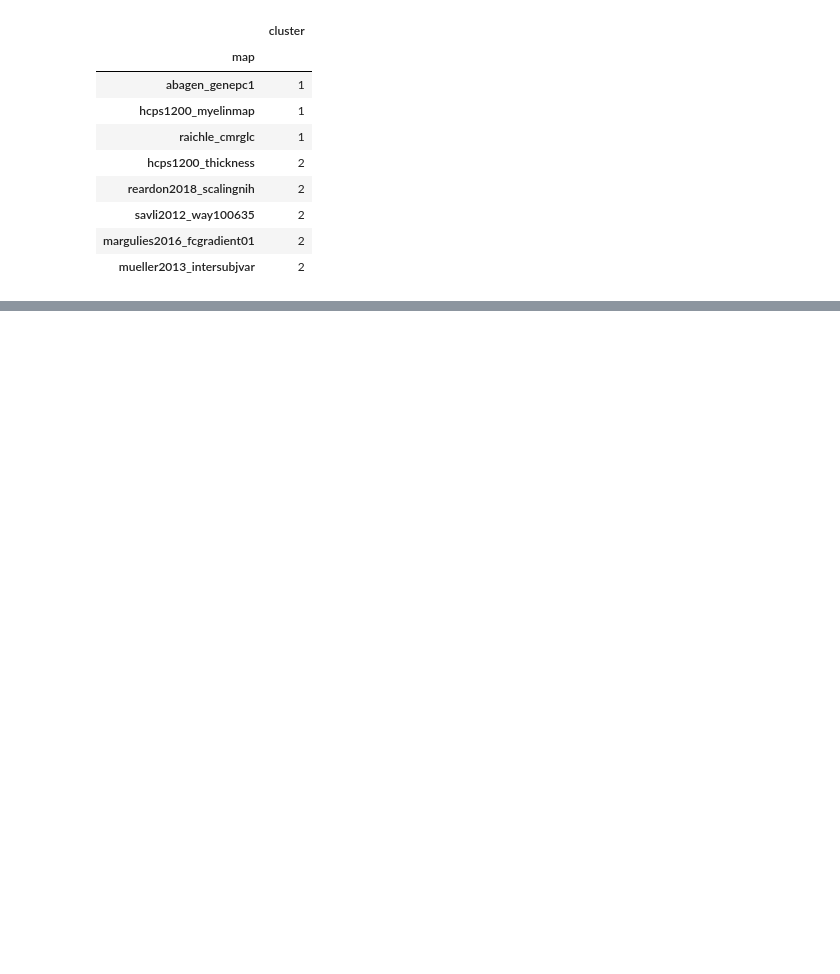
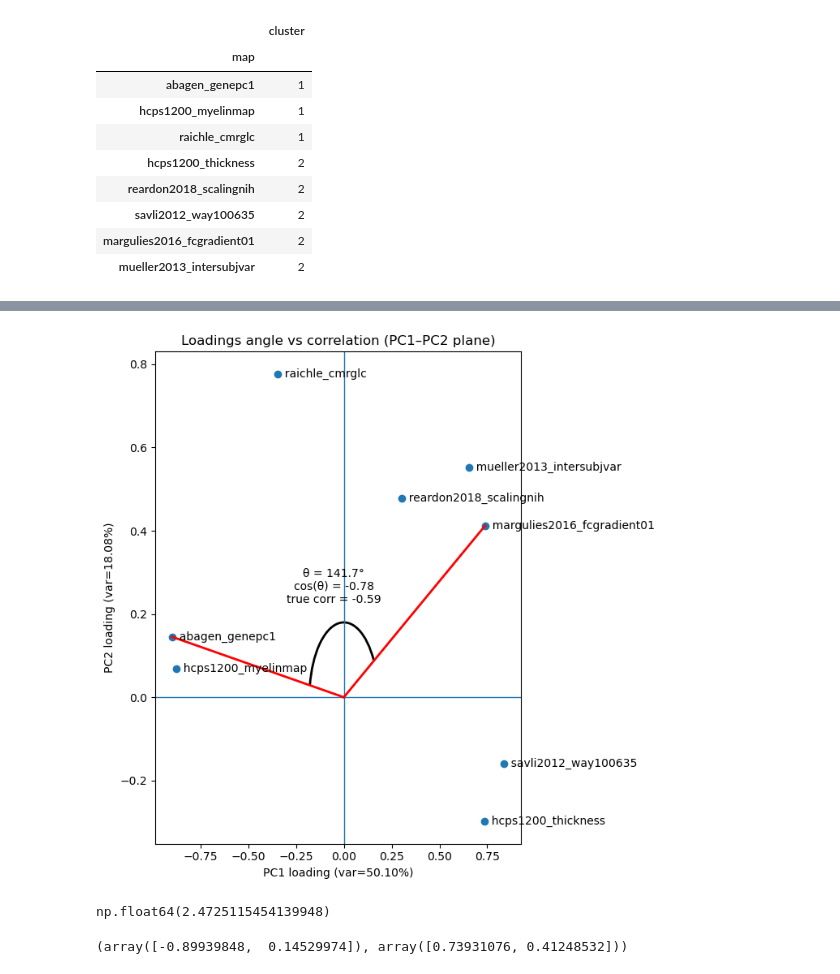
Before and after one commit to kesouder/BrainMap_Analysis, a Jupyter notebook: main.ipynb, the cells around one changed output, grey strips where cells are left out. Cells and saved outputs as stored; diff of their text form; code cells hidden in the pictures; blank space fills up the shorter version.

```diff
--- a/main.ipynb
+++ b/main.ipynb
@@ -595,0 +661,80 @@ plt.show()
+# %%
+import numpy as np
+import matplotlib.pyplot as plt
+from matplotlib.patches import Arc
+
+# x, y are PC1/PC2 loadings (same order as names)
+# names is corr_df_spear.index.to_list()
+
+name_a = "abagen_genepc1"
+name_b = "margulies2016_fcgradient01"
+
+i = names.index(name_a)
+j = names.index(name_b)
+
+u = np.array([x[i], y[i]])
+v = np.array([x[j], y[j]])
+
+# angle between u and v (0..180 degrees)
+cos_theta = np.dot(u, v) / (np.linalg.norm(u) * np.linalg.norm(v))
+cos_theta = np.clip(cos_theta, -1, 1)
+theta = np.degrees(np.arccos(cos_theta))
+
+# angles of each ray for drawing
+ang_u = np.degrees(np.arctan2(u[1], u[0]))
+ang_v = np.degrees(np.arctan2(v[1], v[0]))
+ang1, ang2 = sorted([ang_u, ang_v])
+
+# handle wrap-around so we draw the smaller arc
+if ang2 - ang1 > 180:
+    ang1, ang2 = ang2, ang1 + 360
+
+# actual correlation from your matrix
+corr_true = corr_df_spear.loc[name_a, name_b]
+
+# ---- plot ----
+plt.figure(figsize=(7, 7))
+plt.axhline(0, linewidth=1)
+plt.axvline(0, linewidth=1)
+
+# scatter all points
+plt.scatter(x, y)
+for k, nm in enumerate(names):
+    plt.text(x[k], y[k], "  " + nm, va="center")
+
+# highlight chosen pair
+#plt.scatter([u[0], v[0]], [u[1], v[1]], s=80)
+
+# draw rays from origin
+plt.plot([0, u[0]], [0, u[1]], linewidth=2, color='r')
+plt.plot([0, v[0]], [0, v[1]], linewidth=2, color='r')
+
+# draw angle arc
+r = 0.2 * max(np.max(np.abs(x)), np.max(np.abs(y)))  # arc radius scaled to plot
+arc = Arc((0, 0), 2*r, 2*r, angle=0, theta1=ang1, theta2=ang2, linewidth=2)
+plt.gca().add_patch(arc)
+
+# label the angle near the arc midpoint
+mid = np.radians((ang1 + ang2) / 2)
+plt.text(r*np.cos(mid)*1.7, r*np.sin(mid)*1.5,
+         f"θ = {theta:.1f}°\ncos(θ) = {cos_theta:.2f}\ntrue corr = {corr_true:.2f}",
+         ha="center", va="center")
+
+plt.xlabel(f"PC1 loading (var={var_exp[0]:.2%})")
+plt.ylabel(f"PC2 loading (var={var_exp[1]:.2%})")
+plt.title("Loadings angle vs correlation (PC1–PC2 plane)")
+plt.tight_layout()
+plt.show()
+# %% [output]
+[figure, added]
+# %%
+u = np.array([x[i], y[i]])
+v = np.array([x[j], y[j]])
+theta = np.arccos(np.dot(u,v)/(np.linalg.norm(u)*np.linalg.norm(v)))
+theta
+# %% [output]
+np.float64(2.4725115454139948)
+# %%
+u, v
+# %% [output]
+(array([-0.89939848,  0.14529974]), array([0.73931076, 0.41248532]))
```
Also changed, not shown: parts of 7 cells of this notebook, 2 other files.
